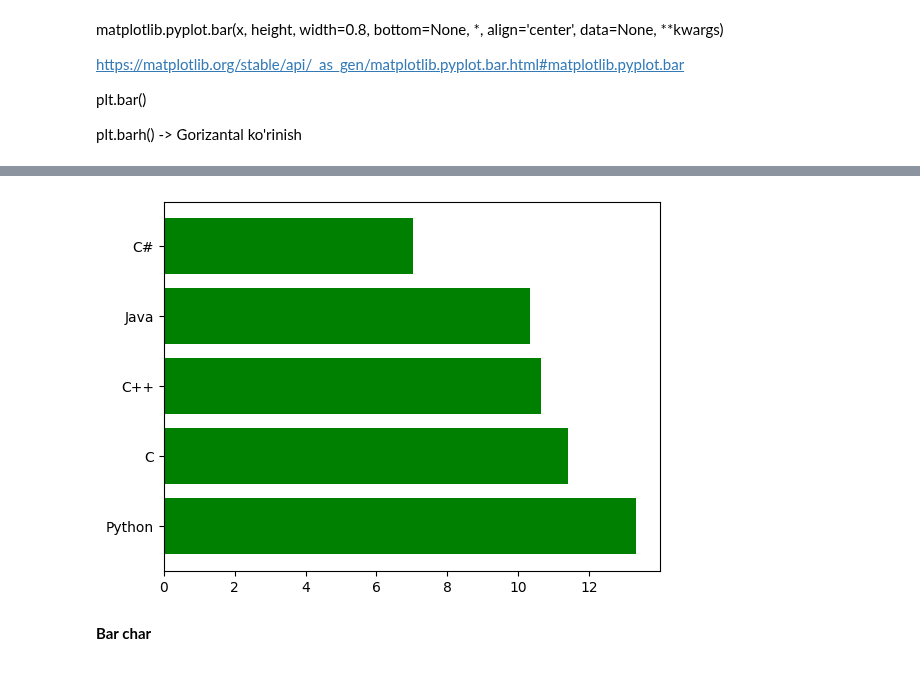
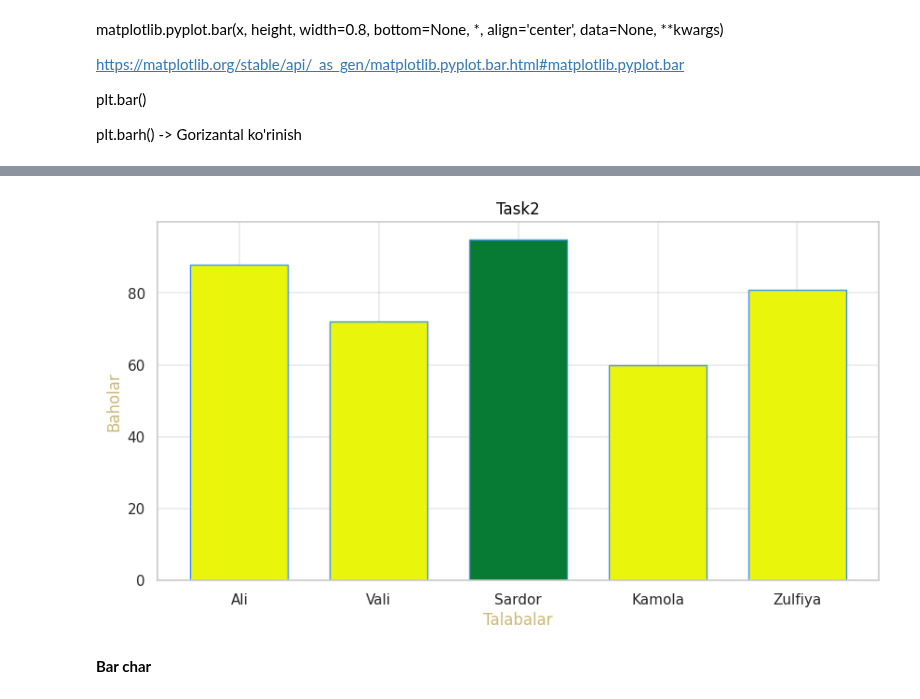
Before and after one commit to Suhrobjonibodullayev/ML-Learning-Journey, a Jupyter notebook: 04_data_visualization/data_visualization.ipynb, the cells around one changed output, grey strips where cells are left out. Drawn from its saved outputs; the diff is of its cells as text; code cells hidden in the pictures.

```diff
--- a/04_data_visualization/data_visualization.ipynb
+++ b/04_data_visualization/data_visualization.ipynb
@@ -302,7 +300,19 @@ plt.show()
-# %%
-plt.barh(x,y, color ='g')
-plt.show()
-# %% [output]
-[figure, removed]
+# %%
+
+Talabalar = ["Ali", "Vali", "Sardor", "Kamola", "Zulfiya"]
+baholar = [88, 72, 95, 60, 81]
+
+max_index = np.argmax(baholar)
+color = ["#077a33" if i == max_index else "#e9f50a" for i in range(len(Talabalar))]
+
+plt.figure(figsize=(10,5))
+plt.bar(Talabalar, baholar, width=0.7, color=color, edgecolor="#4293f5") # width ustunning qalinligi
+plt.title("Task2", color="black")
+plt.xlabel("Talabalar", color = "y")
+plt.ylabel("Baholar", color = "y")
+plt.grid(color = 'grey', linewidth = 0.2)
+plt.show()
+# %% [output]
+[figure, added]
 # %% [markdown]
 **Bar char**
```
Also changed, not shown: parts of 63 cells of this notebook.
